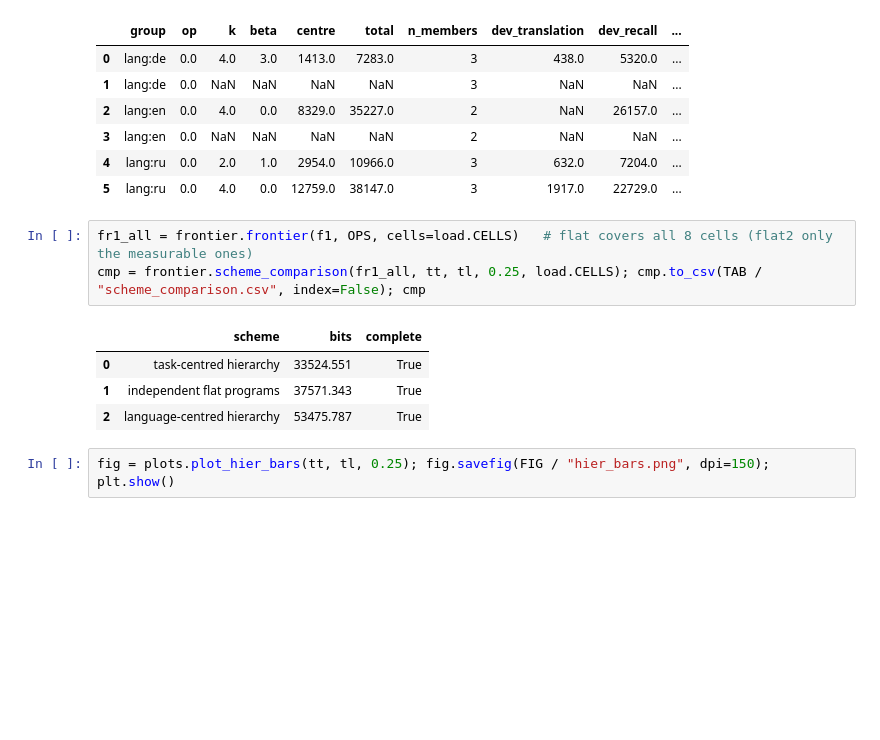
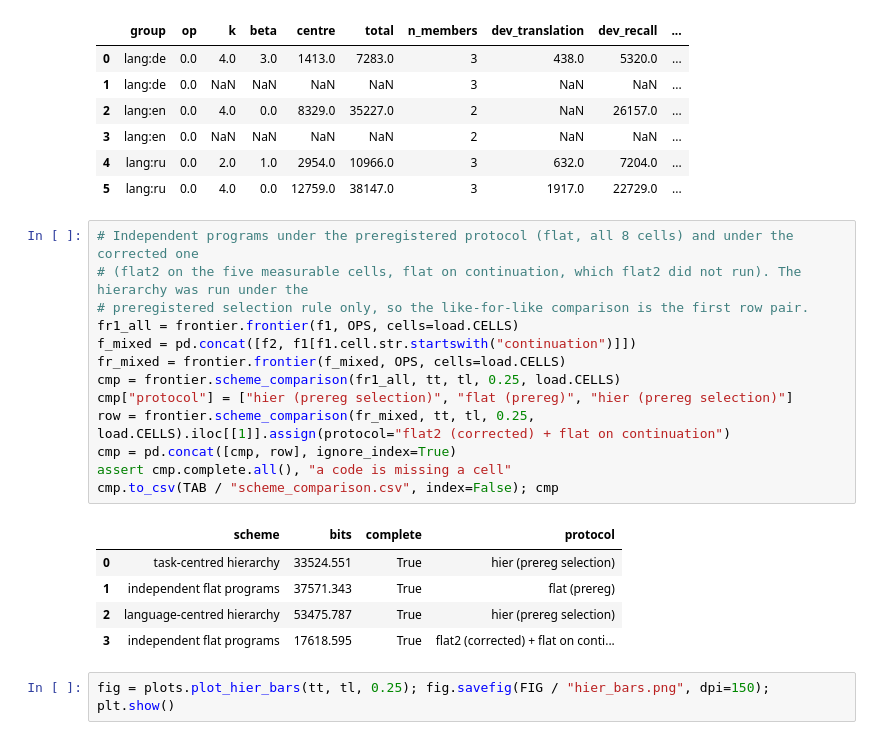
Before and after one commit to sirotenkogeorgii/prefix-programs, a Jupyter notebook: notebooks/01_figures.ipynb, the cells around one changed output. Saved outputs shown, nothing was run; the diff lists cells and outputs as text; blank space fills up the shorter version.

```diff
--- a/notebooks/01_figures.ipynb
+++ b/notebooks/01_figures.ipynb
@@ -201,14 +221,25 @@ display(tt.round(0)); tl.round(0)
 | 3 | lang:en | 0.0 | NaN | NaN | NaN | NaN | 2 | NaN | NaN | ... |
 | 4 | lang:ru | 0.0 | 2.0 | 1.0 | 2954.0 | 10966.0 | 3 | 632.0 | 7204.0 | ... |
 | 5 | lang:ru | 0.0 | 4.0 | 0.0 | 12759.0 | 38147.0 | 3 | 1917.0 | 22729.0 | ... |
-# %%
-fr1_all = frontier.frontier(f1, OPS, cells=load.CELLS)   # flat covers all 8 cells (flat2 only the measurable ones)
-cmp = frontier.scheme_comparison(fr1_all, tt, tl, 0.25, load.CELLS); cmp.to_csv(TAB / "scheme_comparison.csv", index=False); cmp
-# %% [output]
-|  | scheme | bits | complete |
-| 0 | task-centred hierarchy | 33524.551 | True |
-| 1 | independent flat programs | 37571.343 | True |
-| 2 | language-centred hierarchy | 53475.787 | True |
+# %%
+# Independent programs under the preregistered protocol (flat, all 8 cells) and under the corrected one
+# (flat2 on the five measurable cells, flat on continuation, which flat2 did not run). The hierarchy was run under the
+# preregistered selection rule only, so the like-for-like comparison is the first row pair.
+fr1_all = frontier.frontier(f1, OPS, cells=load.CELLS)
+f_mixed = pd.concat([f2, f1[f1.cell.str.startswith("continuation")]])
+fr_mixed = frontier.frontier(f_mixed, OPS, cells=load.CELLS)
+cmp = frontier.scheme_comparison(fr1_all, tt, tl, 0.25, load.CELLS)
+cmp["protocol"] = ["hier (prereg selection)", "flat (prereg)", "hier (prereg selection)"]
+row = frontier.scheme_comparison(fr_mixed, tt, tl, 0.25, load.CELLS).iloc[[1]].assign(protocol="flat2 (corrected) + flat on continuation")
+cmp = pd.concat([cmp, row], ignore_index=True)
+assert cmp.complete.all(), "a code is missing a cell"
+cmp.to_csv(TAB / "scheme_comparison.csv", index=False); cmp
+# %% [output]
+|  | scheme | bits | complete | protocol |
+| 0 | task-centred hierarchy | 33524.551 | True | hier (prereg selection) |
+| 1 | independent flat programs | 37571.343 | True | flat (prereg) |
+| 2 | language-centred hierarchy | 53475.787 | True | hier (prereg selection) |
+| 3 | independent flat programs | 17618.595 | True | flat2 (corrected) + flat on conti... |
 # %%
 fig = plots.plot_hier_bars(tt, tl, 0.25); fig.savefig(FIG / "hier_bars.png", dpi=150); plt.show()
 # %% [markdown]
```
Also changed, not shown: parts of 6 cells of this notebook, 19 other files.
